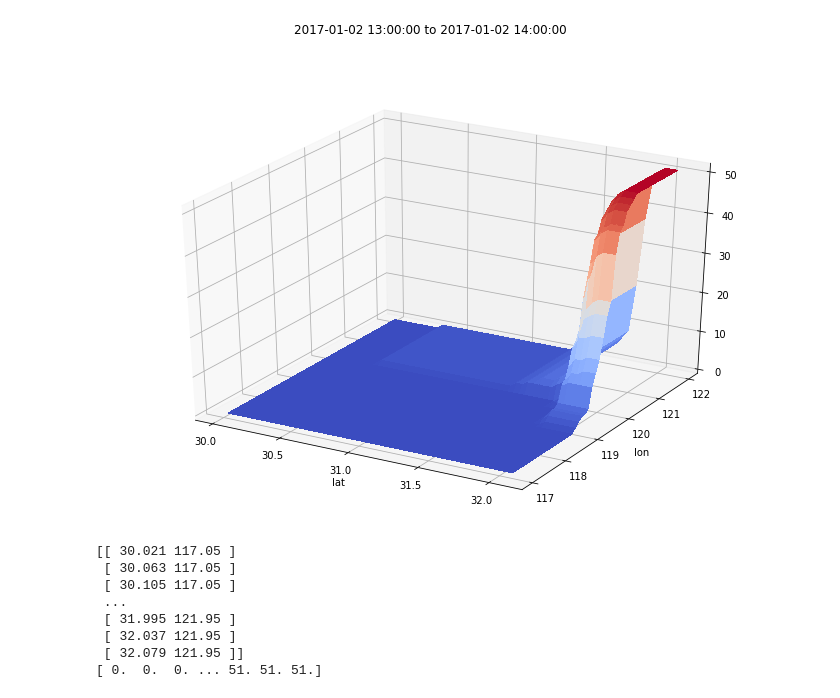
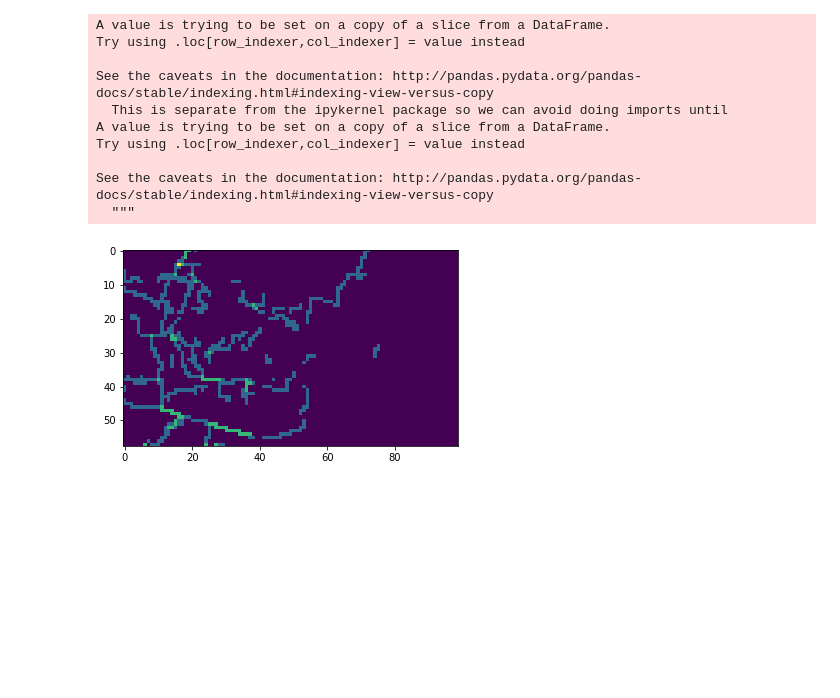
Before and after one commit to JachinShen/super-duper-guacamole, a Jupyter notebook: Baseline.ipynb, the cells around one changed output. Saved outputs shown, nothing was run; the diff lists cells and outputs as text; code cells hidden in the pictures; blank space fills up the shorter version.

```diff
--- a/Baseline.ipynb
+++ b/Baseline.ipynb
@@ -25,47 +33,58 @@ def integrate_density(density):
                                 - density[row-1][col-1]);
 
     return density
+# %%
+def extract_hist(data):
+    # if there is only one car, code will throw error
+    if data.shape[0] < 2:
+        return
+
+    hist, xedges, yedges = np.histogram2d(data['lat'], data['lon'],
+        bins = [range(lat_ctr),
+                range(lon_ctr)],
+        range=[[0, lat_ctr],
+               [0, lon_ctr]])
+    #hist = integrate_density(hist)
+    #xpos, ypos = np.meshgrid(xedges[1:], yedges[1:])
+    #X = np.stack((xpos.flatten(), ypos.flatten()), axis=1)
+    #y = hist.flatten()
+    #return X, y
+    return hist
 # %%
-def get_density_hour(hour_begin, hour_end):
-    bins_ctr = 50
-    lat_min, lat_max = 30.0, 32.1
-    lon_min, lon_max = 117, 122
-    x_gap = (lat_max - lat_min) / bins_ctr / 2;
-    y_gap = (lon_max - lon_min) / bins_ctr / 2;
+def get_density_hour(data, hour_begin, hour_end):
     data_hour = data[(hour_begin <= data['date_time']) & (data['date_time'] < hour_end)]
-    data_hour = data_hour.drop_duplicates(['car_id'])
-    # if there is only one car, code will throw error
-    if data_hour.shape[0] < 2:
-        return
-
+    data_hour['lat'] = data_hour['lat'].apply(lambda lat:
+        (int)((lat-lat_min) / 0.005))
+    data_hour['lon'] = data_hour['lon'].apply(lambda lon:
+        (int)((lon-lon_min) / 0.005))
+    data_hour = data_hour.drop_duplicates(['car_id', 'lat', 'lon'])
+    hist  = extract_hist(data_hour)
+    '''
     fig = plt.figure(figsize=(12, 8))
     ax = fig.gca(projection='3d')
-    hist, xedges, yedges = np.histogram2d(data_hour['lat'], data_hour['lon'],
-                                         bins = bins_ctr, range = [[lat_min, lat_max], [lon_min, lon_max]])
-    xpos, ypos = np.meshgrid(xedges[:-1] + x_gap, yedges[:-1] + y_gap)
-    hist = integrate_density(hist)
 
     ax.plot_surface(xpos, ypos, hist, cmap=cm.coolwarm,
                     linewidth=0, antialiased=False)
     ax.set_xlabel("lat")
     ax.set_ylabel("lon")
     #ax.set_zlim(0, 2000)
     fig.suptitle("{} to {}".format(hour_begin, hour_end))
     plt.show()
-    X = np.stack((xpos.flatten(), ypos.flatten()), axis=1)
-    y = hist.flatten()
-    return X, y
+    '''
+    return hist
 
-X, y= get_density_hour(datetime(2017, 1, 2, 13), datetime(2017, 1, 2, 14))
-print(X)
-print(y)
+hist = get_density_hour(data, datetime(2017, 1, 2, 13), datetime(2017, 1, 2, 14))
+plt.imshow(hist)
+plt.show()
 # %% [output]
+A value is trying to be set on a copy of a slice from a DataFrame.
+Try using .loc[row_indexer,col_indexer] = value instead
+
+See the caveats in the documentation: http://pandas.pydata.org/pandas-docs/stable/indexing.html#indexing-view-versus-copy
+  This is separate from the ipykernel package so we can avoid doing imports until
+A value is trying to be set on a copy of a slice from a DataFrame.
+Try using .loc[row_indexer,col_indexer] = value instead
+
+See the caveats in the documentation: http://pandas.pydata.org/pandas-docs/stable/indexing.html#indexing-view-versus-copy
+  """
-[figure, old version]
+[figure, new version]
-[[ 30.021 117.05 ]
- [ 30.063 117.05 ]
- [ 30.105 117.05 ]
- ...
- [ 31.995 121.95 ]
- [ 32.037 121.95 ]
- [ 32.079 121.95 ]]
-[ 0.  0.  0. ... 51. 51. 51.]
```
Also changed, not shown: parts of 16 cells of this notebook, 2 other files.
